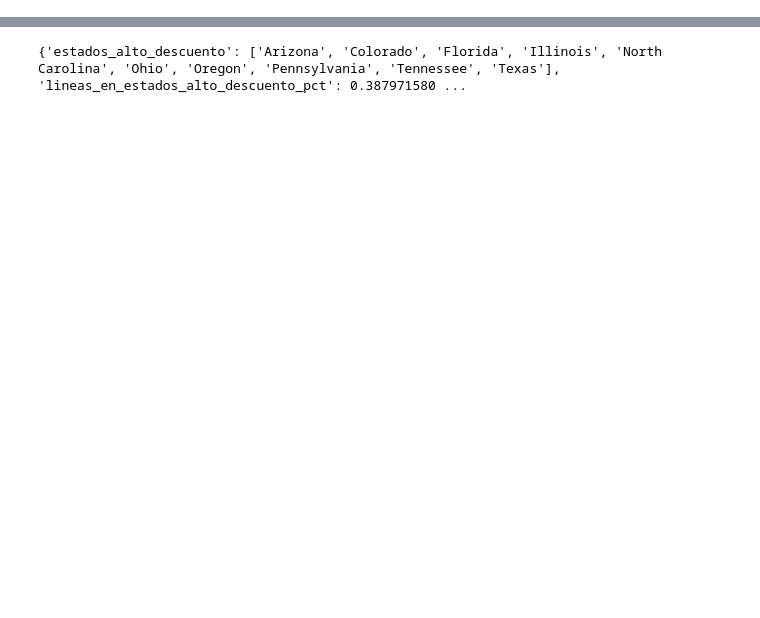
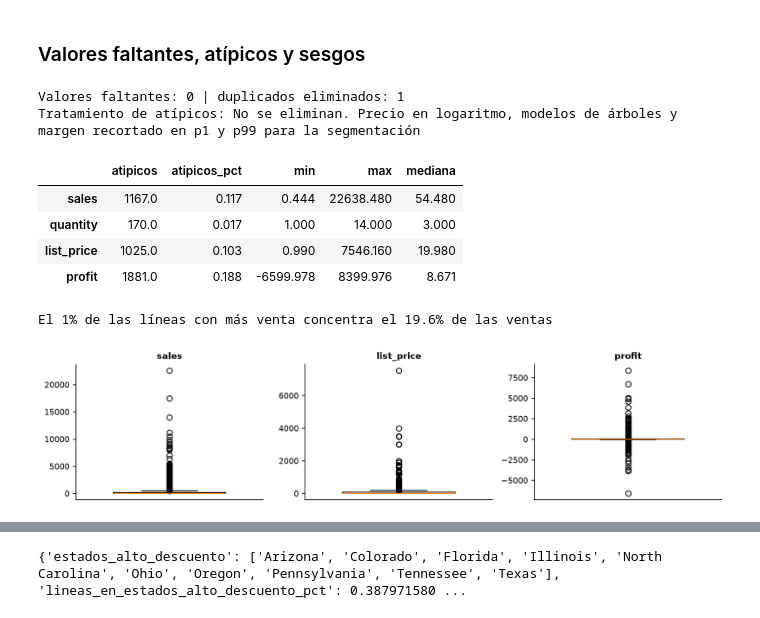
Before and after one commit to gabrielalvarezsurexs/ROLULABO, a Jupyter notebook: notebooks/rolulabo_analisis.ipynb, the cells around one changed output, grey strips where cells are left out. Cells and saved outputs as stored; diff of their text form; code cells hidden in the pictures; blank space fills up the shorter version.

```diff
--- a/notebooks/rolulabo_analisis.ipynb
+++ b/notebooks/rolulabo_analisis.ipynb
@@ -293,0 +109,5 @@ display(Image(ROOT / "reports/figures/f5_clusters_pca.png"))
+# %%
+lines = config.read_csv(ROOT / "data/processed/lines.csv", parse_dates=["order_date"])
+base = lines[lines.year == config.TEST_YEAR]
+print(f"Línea base del objetivo. Líneas con pérdida {lines.is_loss.mean():.1%}, margen 2017 {base.profit.sum() / base.sales.sum():.1%}, "
+      f"pérdida total {-lines.loc[lines.profit < 0, 'profit'].sum():,.0f} USD")
@@ -293,0 +156,22 @@ display(Image(ROOT / "reports/figures/f5_clusters_pca.png"))
+# %% [markdown]
+### Valores faltantes, atípicos y sesgos
+# %%
+ats = q["atipicos_y_sesgos"]
+print("Valores faltantes:", q["nulos_totales"], "| duplicados eliminados:", q["duplicados_exactos_eliminados"])
+print("Tratamiento de atípicos:", ats["tratamiento"])
+display(pd.DataFrame(ats["atipicos_iqr"]).T.round(3))
+print(f"El 1% de las líneas con más venta concentra el {ats['ventas_top_1pct_lineas']:.1%} de las ventas")
+fig_, ax = plt.subplots(1, 3, figsize=(11, 2.6))
+for a, c in zip(ax, ["sales", "list_price", "profit"]):
+    a.boxplot(lines[c], widths=0.6); a.set_title(c); a.set_xticks([])
+plt.tight_layout(); display(fig_); plt.close(fig_)
+# %% [output]
+Valores faltantes: 0 | duplicados eliminados: 1
+Tratamiento de atípicos: No se eliminan. Precio en logaritmo, modelos de árboles y margen recortado en p1 y p99 para la segmentación
+|  | atipicos | atipicos_pct | min | max | mediana |
+| sales | 1167.0 | 0.117 | 0.444 | 22638.480 | 54.480 |
+| quantity | 170.0 | 0.017 | 1.000 | 14.000 | 3.000 |
+| list_price | 1025.0 | 0.103 | 0.990 | 7546.160 | 19.980 |
+| profit | 1881.0 | 0.188 | -6599.978 | 8399.976 | 8.671 |
+El 1% de las líneas con más venta concentra el 19.6% de las ventas
+[figure, added]
```
Also changed, not shown: parts of 84 cells of this notebook, 47 other files.
